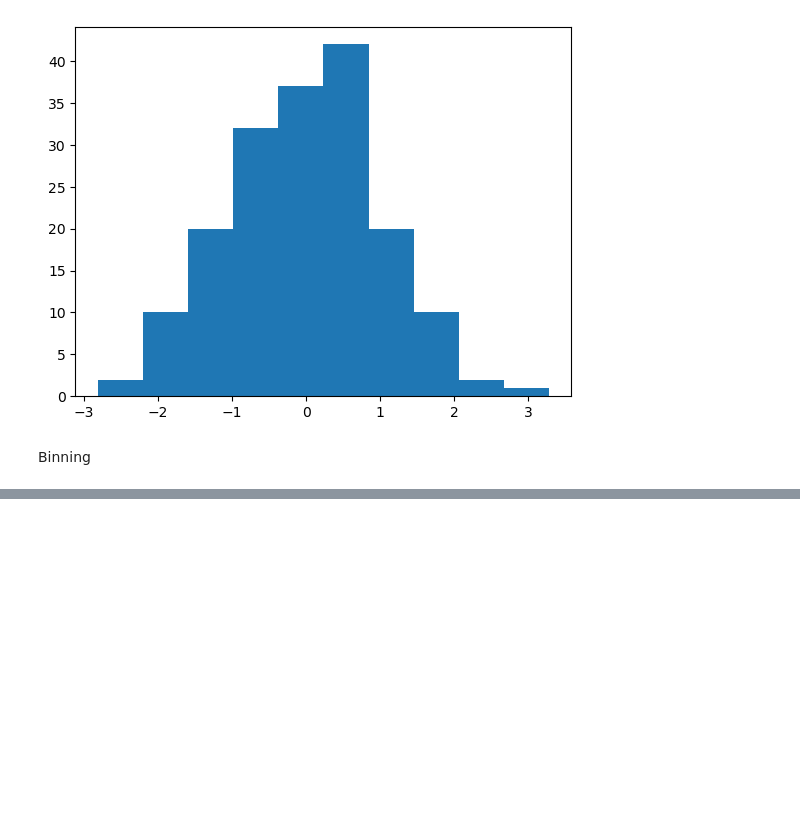
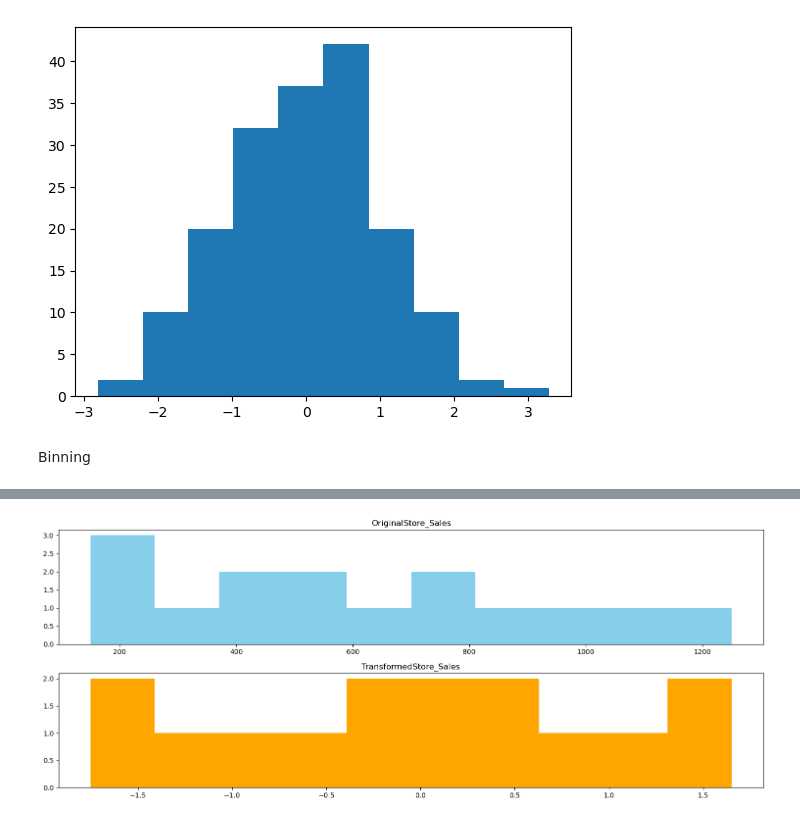
Before and after one commit to CHERUGAD/Machine_learning, a Jupyter notebook: DATA_Transformstion.ipynb, the cells around one changed output, grey strips where cells are left out. Cells and saved outputs as stored; diff of their text form; code cells hidden in the pictures; blank space fills up the shorter version.

```diff
--- a/DATA_Transformstion.ipynb
+++ b/DATA_Transformstion.ipynb
@@ -85,0 +142,25 @@ Binning
+# %%
+import pandas as pd
+import numpy as np
+from sklearn.preprocessing import PowerTransformer
+import matplotlib.pyplot as plt
+
+data = pd.DataFrame({
+    'Store_Sales': [150, 200, 250, 300, 400, 450, 500, 550, 600, 700, 750, 900, 1000, 1100, 1250]
+})
+# %%
+transformer = PowerTransformer(method='box-cox')
+# %%
+transformer.fit_transform(data)
+data_transformed = pd.DataFrame(transformer.fit_transform(data), columns=data.columns)
+# %%
+fig, axes = plt.subplots(2,1, figsize =(15,6))
+for i ,col in enumerate(data.columns) :
+    axes[0].hist(data[col], bins =10 ,color = "skyblue")
+    axes[0].set_title(f"Original{col}")
+    axes[1].hist(data_transformed[col], bins = 10, color = "orange")
+    axes[1].set_title(f"Transformed{col}")
+    plt.tight_layout()
+    plt.show
+# %% [output]
+[figure, added]
```
Also changed, not shown: parts of 3 cells of this notebook.
